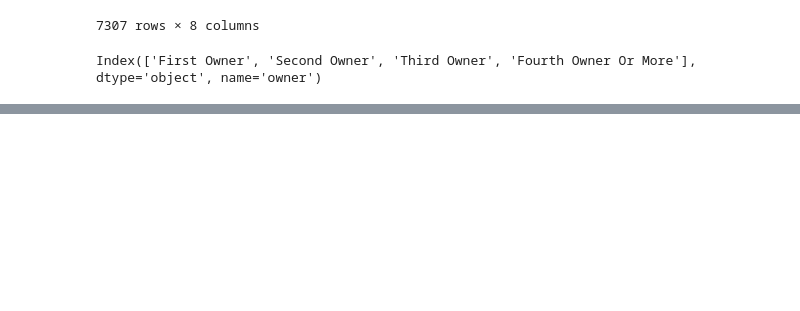
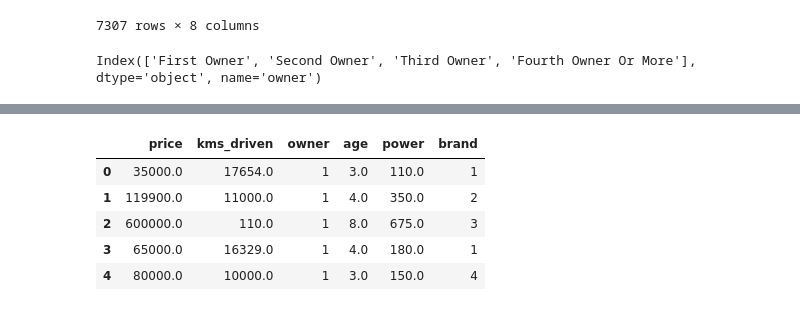
Before and after one commit to Ranjit-Singh-786/evetest, a Jupyter notebook: regression_project.ipynb, the cells around one changed output, grey strips where cells are left out. Cells and saved outputs as stored; diff of their text form; code cells hidden in the pictures; blank space fills up the shorter version.

```diff
--- a/regression_project.ipynb
+++ b/regression_project.ipynb
@@ -293,0 +333,9 @@ Name: owner, Length: 7324, dtype: int64
+# %%
+df2.head()
+# %% [output]
+|  | price | kms_driven | owner | age | power | brand |
+| 0 | 35000.0 | 17654.0 | 1 | 3.0 | 110.0 | 1 |
+| 1 | 119900.0 | 11000.0 | 1 | 4.0 | 350.0 | 2 |
+| 2 | 600000.0 | 110.0 | 1 | 8.0 | 675.0 | 3 |
+| 3 | 65000.0 | 16329.0 | 1 | 4.0 | 180.0 | 1 |
+| 4 | 80000.0 | 10000.0 | 1 | 3.0 | 150.0 | 4 |
```
Also changed, not shown: parts of 22 cells of this notebook, 3 other files.
